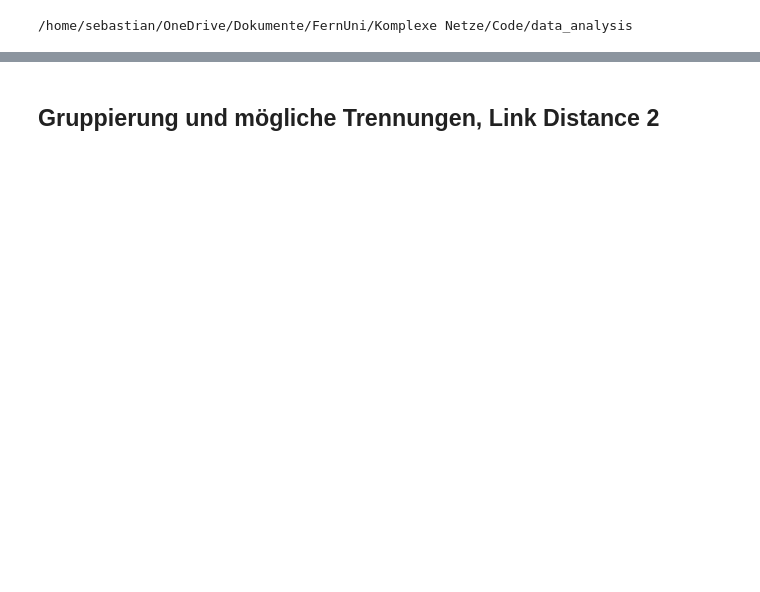
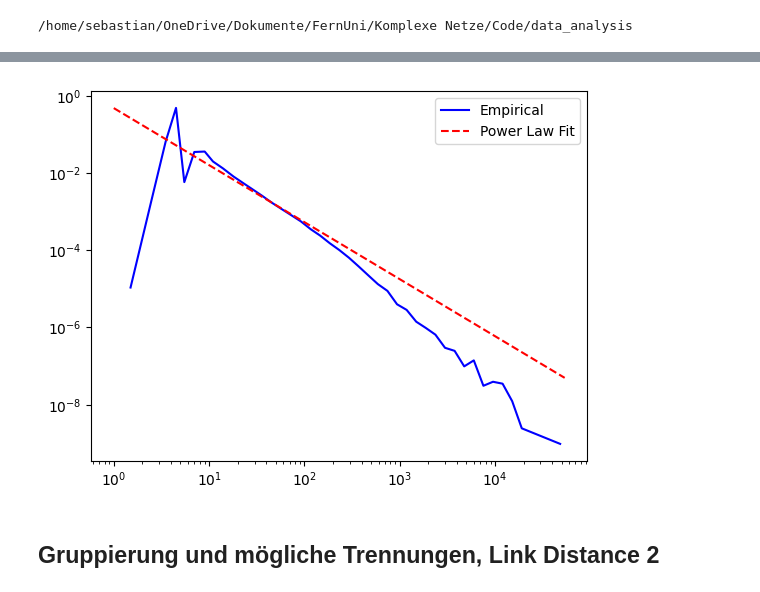
Before and after one commit to Amerek200/63055KomplexeNetze, a Jupyter notebook: data_analysis/regiment_plot.ipynb, the cells around one changed output, grey strips where cells are left out. Cells and saved outputs as stored; diff of their text form; code cells hidden in the pictures; blank space fills up the shorter version.

```diff
--- a/data_analysis/regiment_plot.ipynb
+++ b/data_analysis/regiment_plot.ipynb
@@ -135,3 +327,13 @@ def grouped_deg_prob_scatter_plot_with_slopes(grouped_dict):
+# %%
+deg_list = [d for n, d in G.degree()]
+fit = powerlaw.Fit(deg_list, xmin=1)
+
+fit.plot_pdf(label="Empirical", color="blue")
+fit.power_law.plot_pdf(label="Power Law Fit", color="red", linestyle="--")
+plt.legend()
+plt.show()
+# %% [output]
+[figure, added]
 # %% [markdown]
 ## Gruppierung und mögliche Trennungen, Link Distance 2
 # %%
```
Also changed, not shown: parts of 10 cells of this notebook, 1 other file.
